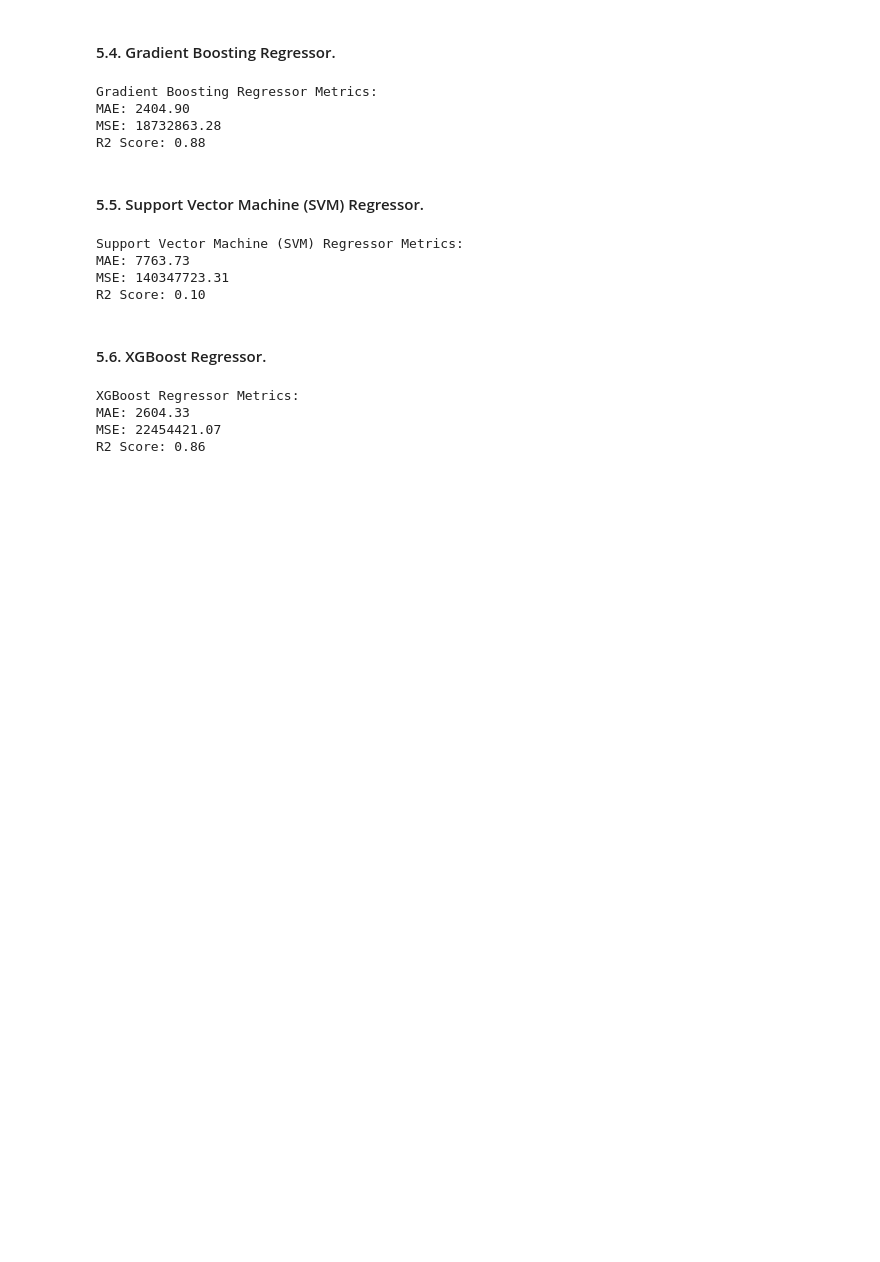
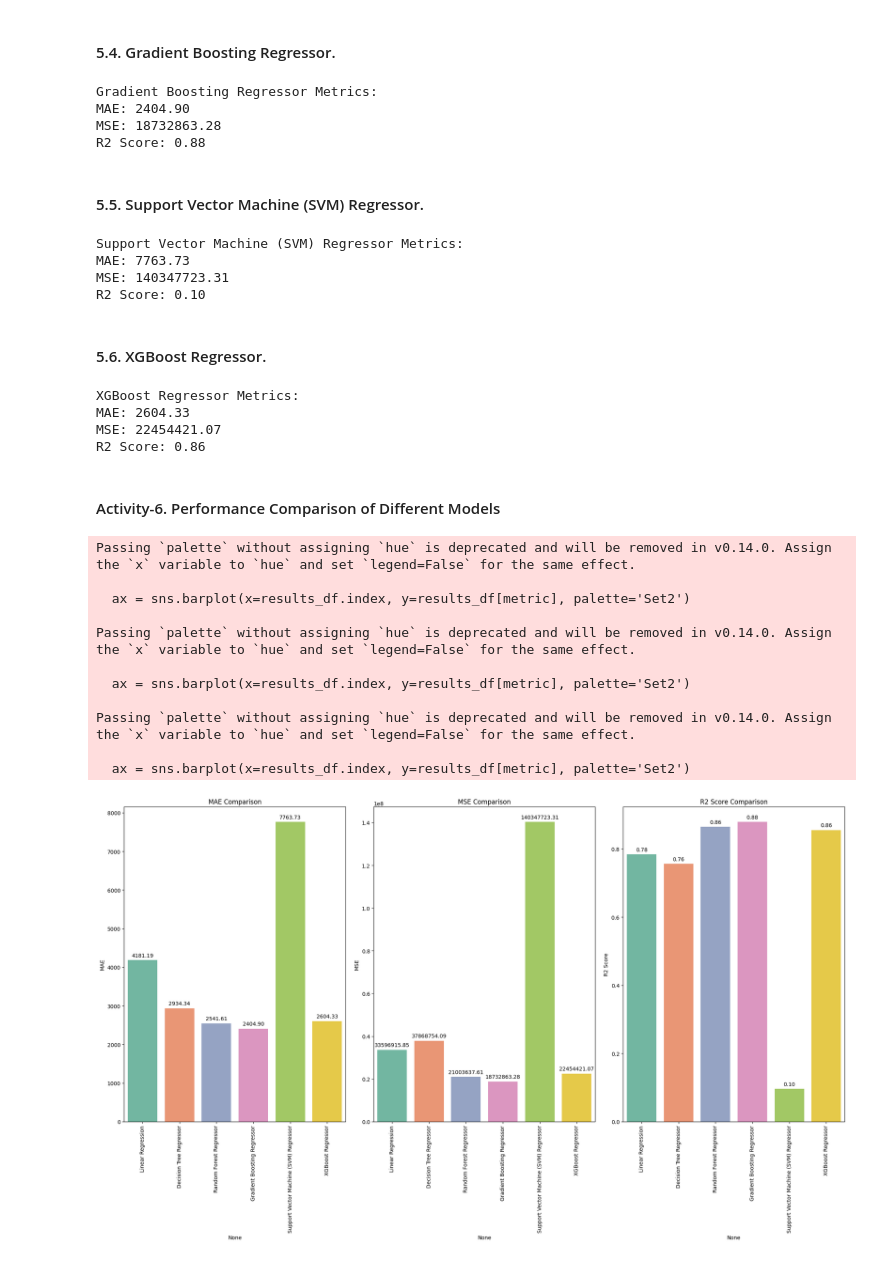
Before and after one commit to GangasrinivasKatraji/Predictive-Modeling-of-Health-Insurance-Costs, a Jupyter notebook: Outputfile.ipynb, the cells around one changed output. Drawn from its saved outputs; the diff is of its cells as text; code cells hidden in the pictures; blank space fills up the shorter version.

```diff
--- a/Outputfile.ipynb
+++ b/Outputfile.ipynb
@@ -465,3 +483,56 @@ XGBoost Regressor Metrics:
 MAE: 2604.33
 MSE: 22454421.07
 R2 Score: 0.86
+# %% [markdown]
+#### Activity-6. Performance Comparison of Different Models
+# %%
+# Define results in a dictionary for easy access
+results = {
+    'Linear Regression': {'MAE': lr_mae, 'MSE': lr_mse, 'R2 Score': lr_r2},
+    'Decision Tree Regressor': {'MAE': dt_mae, 'MSE': dt_mse, 'R2 Score': dt_r2},
+    'Random Forest Regressor': {'MAE': rf_mae, 'MSE': rf_mse, 'R2 Score': rf_r2},
+    'Gradient Boosting Regressor': {'MAE': gb_mae, 'MSE': gb_mse, 'R2 Score': gb_r2},
+    'Support Vector Machine (SVM) Regressor': {'MAE': svm_mae, 'MSE': svm_mse, 'R2 Score': svm_r2},
+    'XGBoost Regressor': {'MAE': xgb_mae, 'MSE': xgb_mse, 'R2 Score': xgb_r2}
+}
+
+# Convert the results dictionary into a DataFrame
+results_df = pd.DataFrame(results).T
+
+# Set up the matplotlib figure
+plt.figure(figsize=(20, 12))
+
+# Plot MAE, MSE, and R2 Score in separate subplots
+metrics = ['MAE', 'MSE', 'R2 Score']
+
+for i, metric in enumerate(metrics, 1):
+    plt.subplot(1, 3, i)
+    ax = sns.barplot(x=results_df.index, y=results_df[metric], palette='Set2')
+    plt.title(f'{metric} Comparison')
+    plt.ylabel(metric)
+    plt.xticks(rotation=90)
+
+    # Annotate bars with the model names
+    for p in ax.patches:
+        ax.annotate(f'{p.get_height():.2f}',
+                    (p.get_x() + p.get_width() / 2., p.get_height()),
+                    ha='center', va='center',
+                    xytext=(0, 9),
+                    textcoords='offset points')
+
+# Adjust layout and show the plot
+plt.tight_layout()
+plt.show()
+# %% [output]
+Passing `palette` without assigning `hue` is deprecated and will be removed in v0.14.0. Assign the `x` variable to `hue` and set `legend=False` for the same effect.
+
+  ax = sns.barplot(x=results_df.index, y=results_df[metric], palette='Set2')
+
+Passing `palette` without assigning `hue` is deprecated and will be removed in v0.14.0. Assign the `x` variable to `hue` and set `legend=False` for the same effect.
+
+  ax = sns.barplot(x=results_df.index, y=results_df[metric], palette='Set2')
+
+Passing `palette` without assigning `hue` is deprecated and will be removed in v0.14.0. Assign the `x` variable to `hue` and set `legend=False` for the same effect.
+
+  ax = sns.barplot(x=results_df.index, y=results_df[metric], palette='Set2')
+[figure, added]
```
Also changed, not shown: parts of 4 cells of this notebook.
